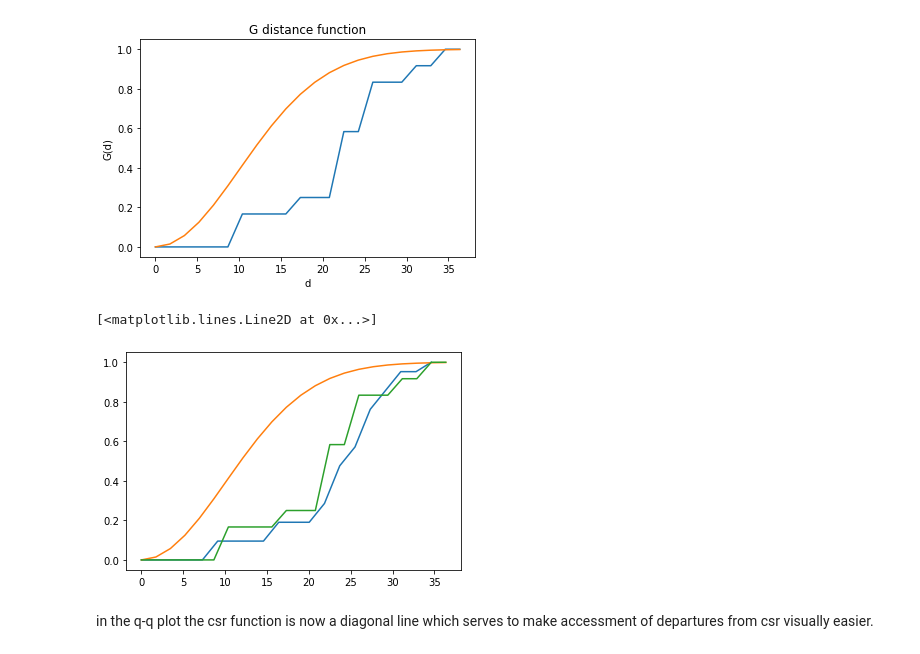
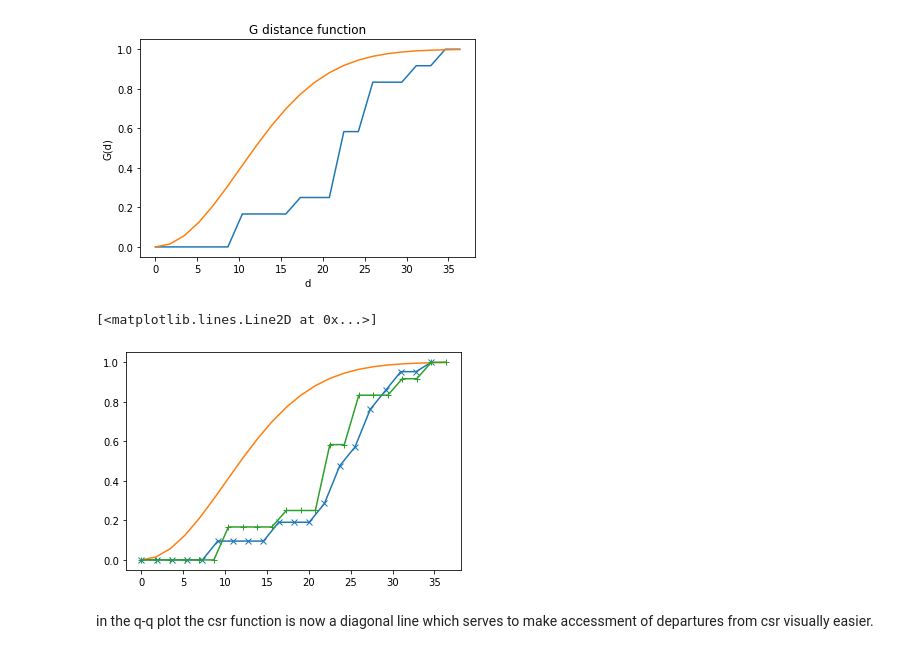
Before and after one commit to pysal/pointpats, a Jupyter notebook: notebooks/distance_statistics-numpy-oriented.ipynb, the cells around one changed output. Drawn from its saved outputs; the diff is of its cells as text; code cells hidden in the pictures.

```diff
--- a/notebooks/distance_statistics-numpy-oriented.ipynb
+++ b/notebooks/distance_statistics-numpy-oriented.ipynb
@@ -36,10 +36,10 @@ Mean nearest neighbor distance statistic
 
 $$\bar{d}_{min}=\frac{1}{n} \sum_{i=1}^n d_{min}(s_i)$$
 # %%
-points = [[66.22, 32.54], [22.52, 22.39], [31.01, 81.21],
-          [9.47, 31.02],  [30.78, 60.10], [75.21, 58.93],
-          [79.26,  7.68], [8.23, 39.93],  [98.73, 77.17],
-          [89.78, 42.53], [65.19, 92.08], [54.46, 8.48]]
+points = np.array([[66.22, 32.54], [22.52, 22.39], [31.01, 81.21],
+                   [9.47, 31.02],  [30.78, 60.10], [75.21, 58.93],
+                   [79.26,  7.68], [8.23, 39.93],  [98.73, 77.17],
+                   [89.78, 42.53], [65.19, 92.08], [54.46, 8.48]])
 pp = PointPattern(points)
 kdt = spatial.KDTree(points)
 # %% [markdown]
@@ -73,12 +73,12 @@ gp1.plot()
 # %%
 support, gfunction = ripley.g_function(points, support=20)
 # %%
-plt.plot(*ripley.g_function(points, support=20))
+plt.plot(*ripley.g_function(points, support=20), marker='x')
 plt.plot(gp1.d, gp1.ev)
-plt.plot(gp1.d, gp1.G)
+plt.plot(gp1.d, gp1.G, marker='+')
 # %% [output]
 [<matplotlib.lines.Line2D at 0x...>]
-[figure, old version]
+[figure, new version]
 # %% [markdown]
 in the q-q plot the csr function is now a diagonal line which serves to make accessment of departures from csr visually easier.
 # %% [markdown]
```
Also changed, not shown: parts of 39 cells of this notebook.
